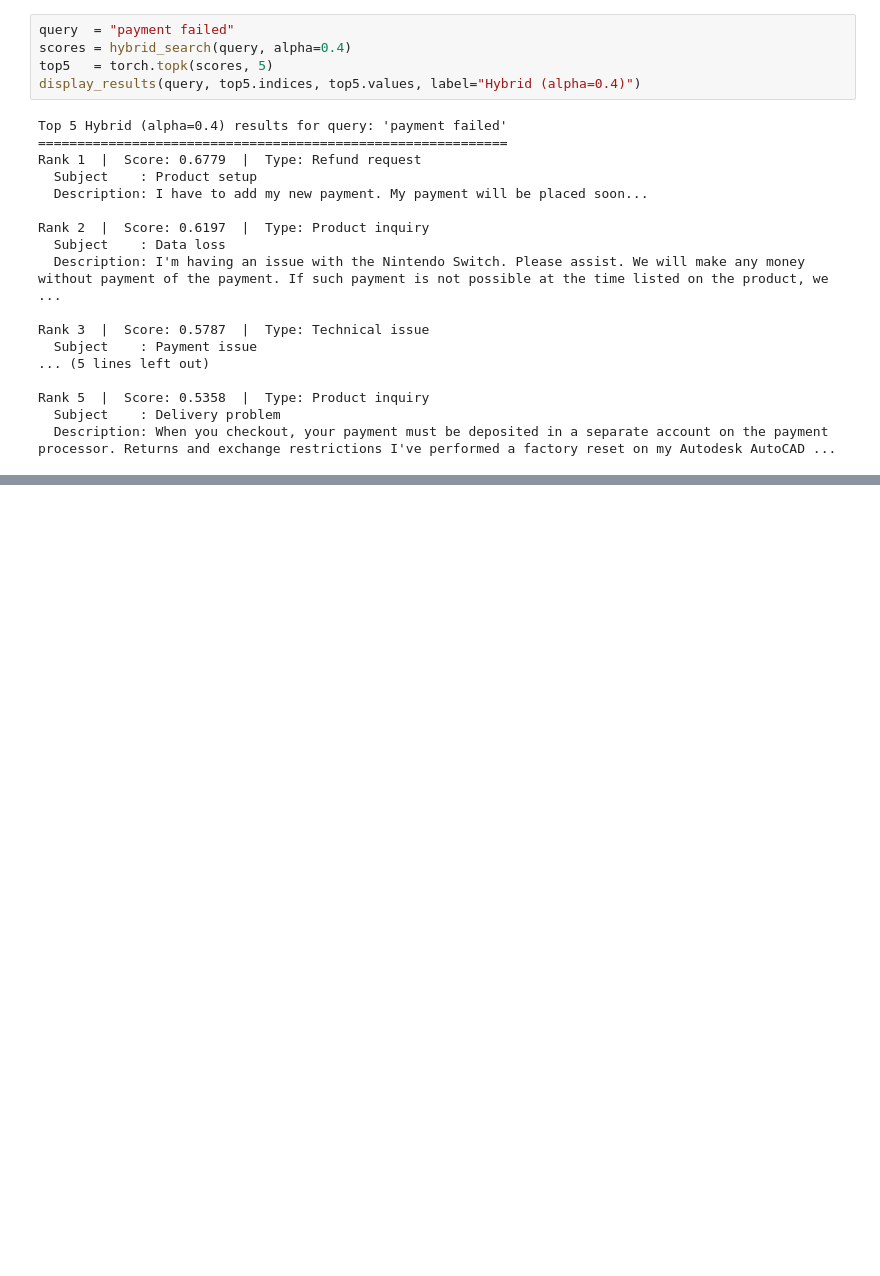
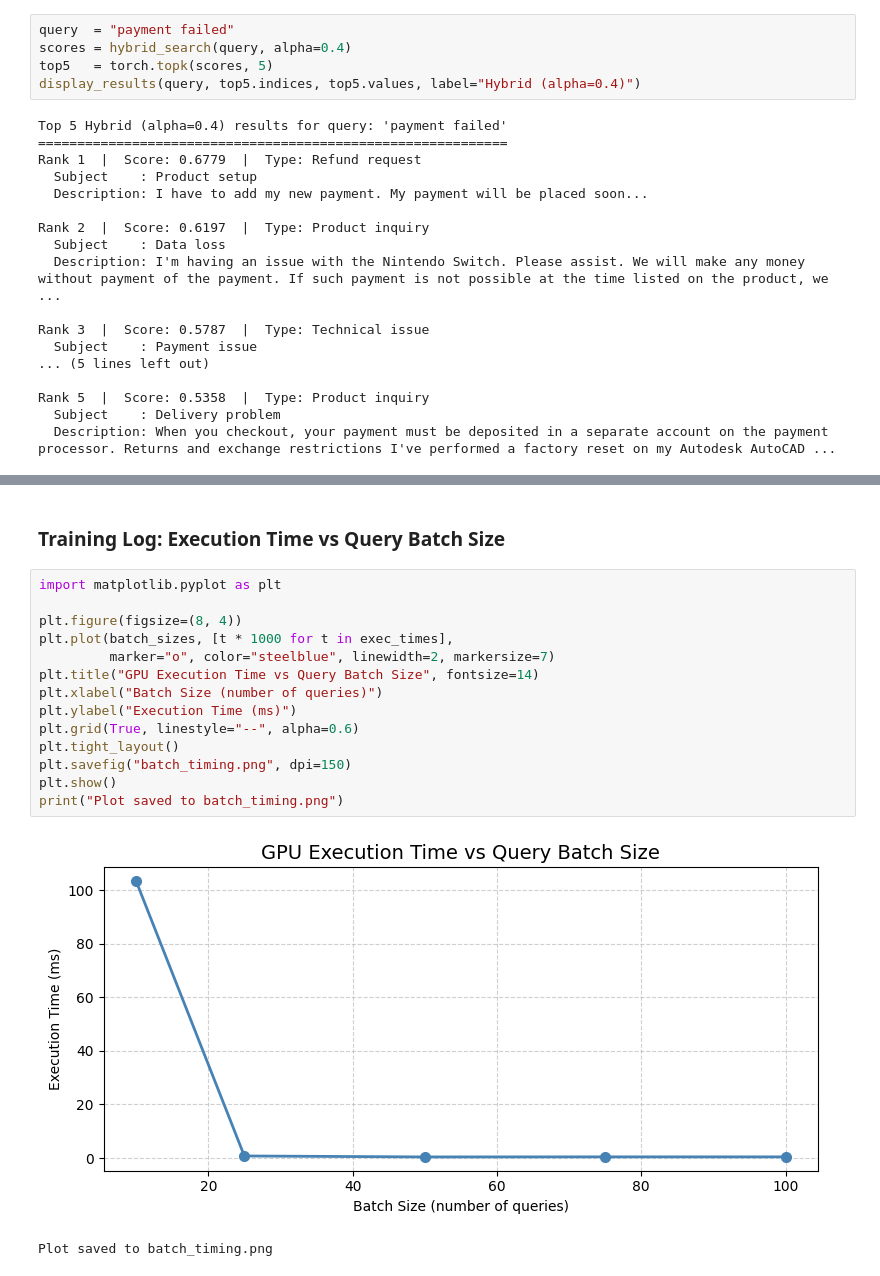
Before and after one commit to Og-Brutal/hybrid-semantic-retrieval-system, a Jupyter notebook: hybrid-semantic-retrieval-intelligence-system-by.ipynb, the cells around one changed output, grey strips where cells are left out. Drawn from its saved outputs; the diff is of its cells as text; blank space fills up the shorter version.

```diff
--- a/hybrid-semantic-retrieval-intelligence-system-by.ipynb
+++ b/hybrid-semantic-retrieval-intelligence-system-by.ipynb
@@ -620,0 +770,19 @@ Rank 5  |  Score: 0.5358  |  Type: Product inquiry
+# %% [markdown]
+### Training Log: Execution Time vs Query Batch Size
+# %%
+import matplotlib.pyplot as plt
+
+plt.figure(figsize=(8, 4))
+plt.plot(batch_sizes, [t * 1000 for t in exec_times],
+         marker="o", color="steelblue", linewidth=2, markersize=7)
+plt.title("GPU Execution Time vs Query Batch Size", fontsize=14)
+plt.xlabel("Batch Size (number of queries)")
+plt.ylabel("Execution Time (ms)")
+plt.grid(True, linestyle="--", alpha=0.6)
+plt.tight_layout()
+plt.savefig("batch_timing.png", dpi=150)
+plt.show()
+print("Plot saved to batch_timing.png")
+# %% [output]
+[figure, added]
+Plot saved to batch_timing.png
```
Also changed, not shown: parts of 12 cells of this notebook.
